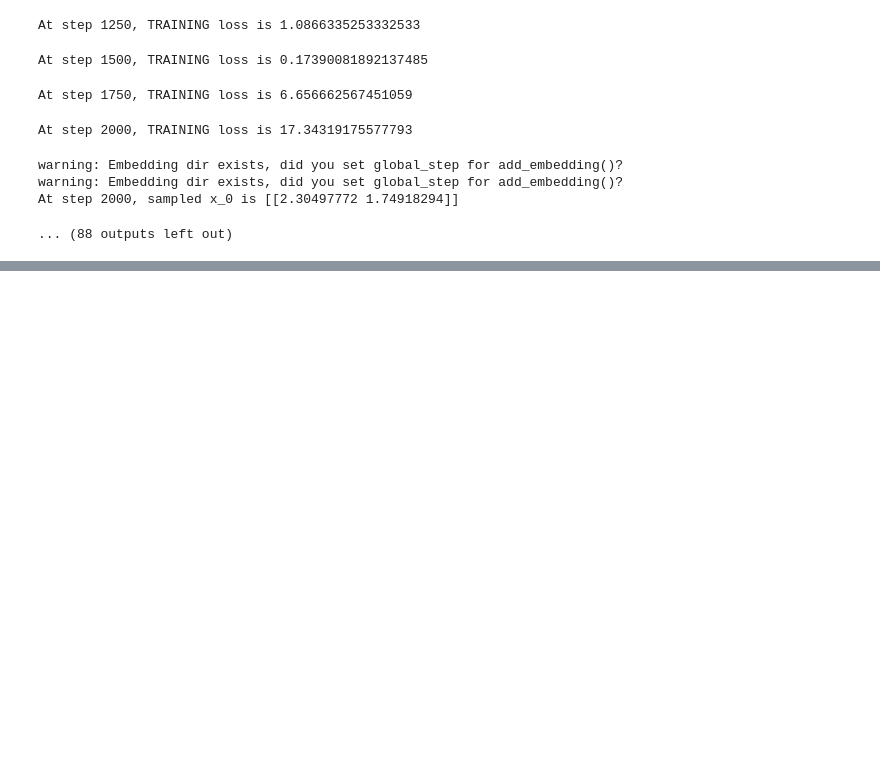
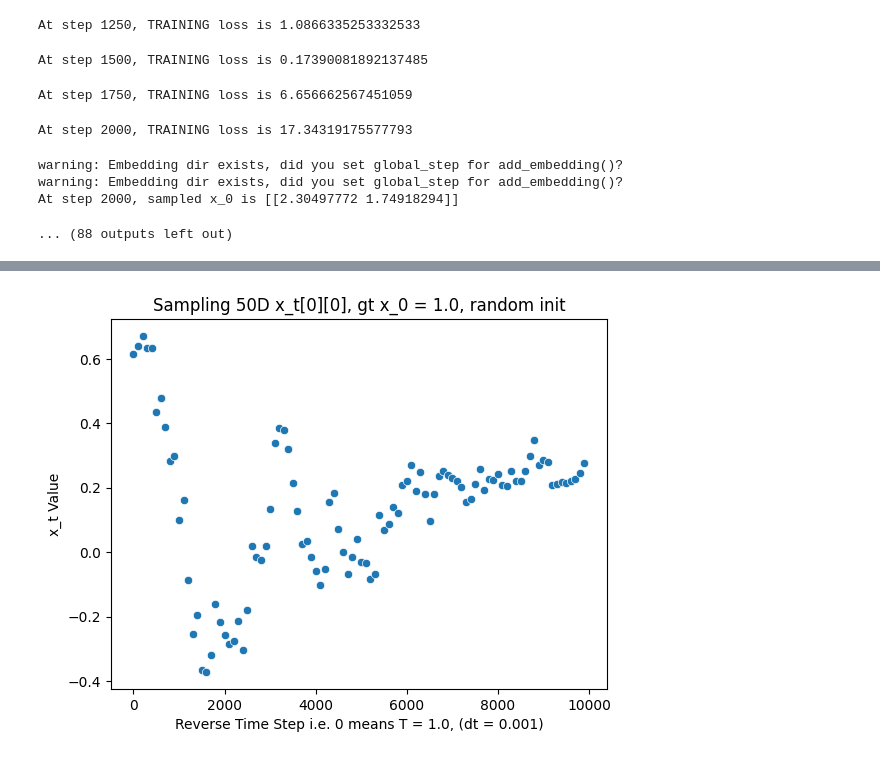
Before and after one commit to imahabub/scdiff, a Jupyter notebook: notebooks/6.29.23.just_mlp_KD.ipynb, the cells around one changed output, grey strips where cells are left out. Drawn from its saved outputs; the diff is of its cells as text; code cells hidden in the pictures; blank space fills up the shorter version.

```diff
--- a/notebooks/6.29.23.just_mlp_KD.ipynb
+++ b/notebooks/6.29.23.just_mlp_KD.ipynb
@@ -677,0 +719,4 @@ Text(0.5, 1.0, 'Sampling x_t from learned reverse process, gt x_0 = 1.0, random
+# %%
+plot()
+# %% [output]
+[figure, added]
```
Also changed, not shown: parts of 10 cells of this notebook, 5 other files.
